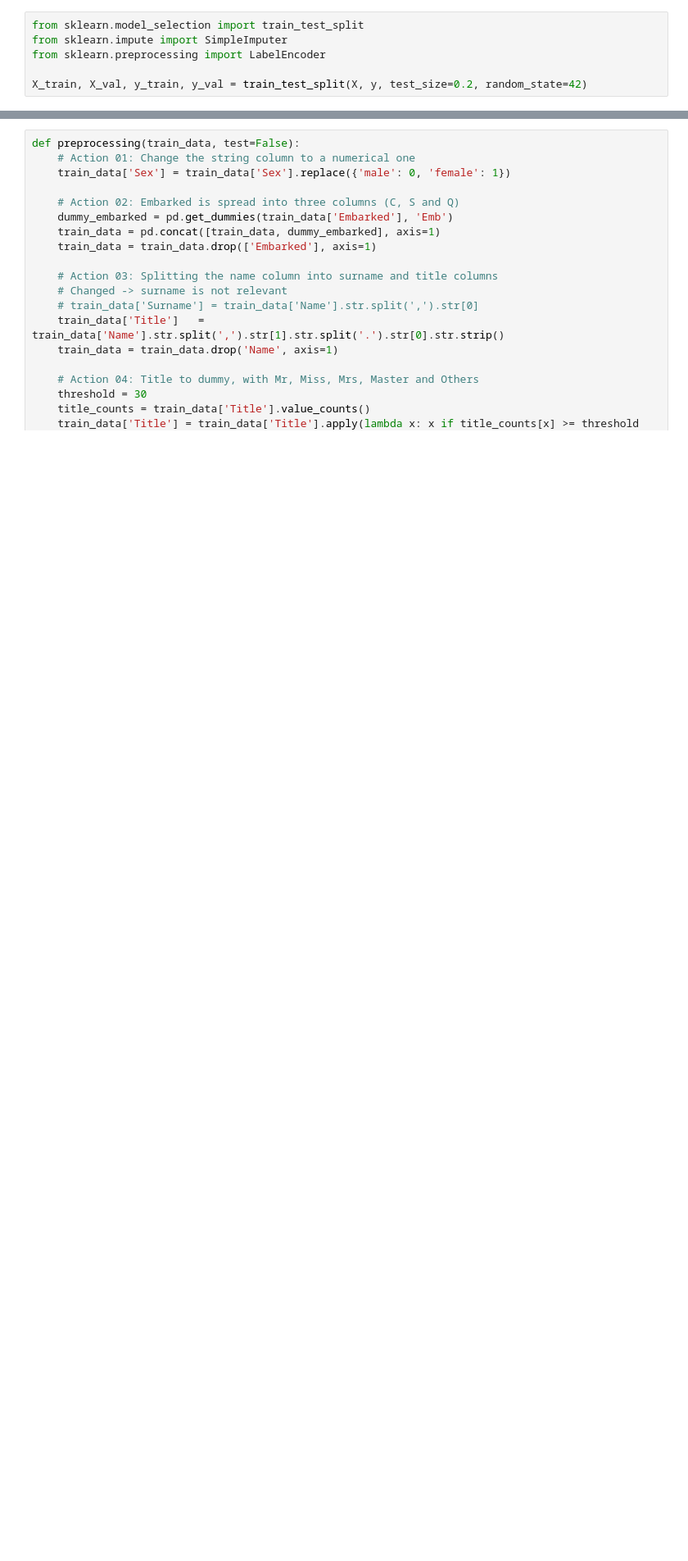
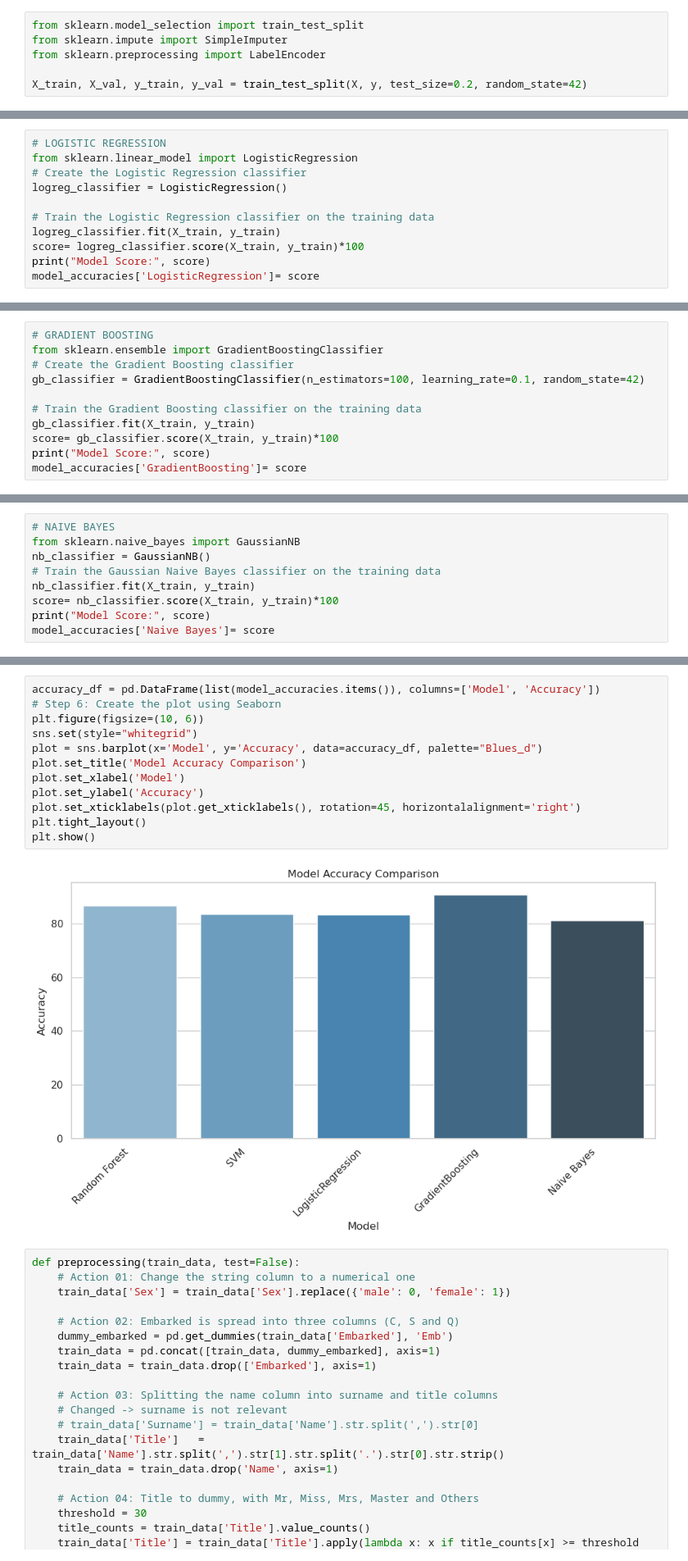
Before and after one commit to felipedepauli/challenges, a Jupyter notebook: 01_titanic/program.ipynb, the cells around one changed output, grey strips where cells are left out. Shown at 82% size. Drawn from its saved outputs; the diff is of its cells as text; blank space fills up the shorter version.

```diff
--- a/01_titanic/program.ipynb
+++ b/01_titanic/program.ipynb
@@ -312,0 +360,11 @@ Support Vector Classifier: 0.6703910614525139
+# %%
+# LOGISTIC REGRESSION
+from sklearn.linear_model import LogisticRegression
+# Create the Logistic Regression classifier
+logreg_classifier = LogisticRegression()
+
+# Train the Logistic Regression classifier on the training data
+logreg_classifier.fit(X_train, y_train)
+score= logreg_classifier.score(X_train, y_train)*100
+print("Model Score:", score)
+model_accuracies['LogisticRegression']= score
@@ -312,0 +373,11 @@ Support Vector Classifier: 0.6703910614525139
+# %%
+# GRADIENT BOOSTING
+from sklearn.ensemble import GradientBoostingClassifier
+# Create the Gradient Boosting classifier
+gb_classifier = GradientBoostingClassifier(n_estimators=100, learning_rate=0.1, random_state=42)
+
+# Train the Gradient Boosting classifier on the training data
+gb_classifier.fit(X_train, y_train)
+score= gb_classifier.score(X_train, y_train)*100
+print("Model Score:", score)
+model_accuracies['GradientBoosting']= score
@@ -312,0 +386,9 @@ Support Vector Classifier: 0.6703910614525139
+# %%
+# NAIVE BAYES
+from sklearn.naive_bayes import GaussianNB
+nb_classifier = GaussianNB()
+# Train the Gaussian Naive Bayes classifier on the training data
+nb_classifier.fit(X_train, y_train)
+score= nb_classifier.score(X_train, y_train)*100
+print("Model Score:", score)
+model_accuracies['Naive Bayes']= score
@@ -313,3 +397,17 @@ Support Vector Classifier: 0.6703910614525139
+# %%
+accuracy_df = pd.DataFrame(list(model_accuracies.items()), columns=['Model', 'Accuracy'])
+# Step 6: Create the plot using Seaborn
+plt.figure(figsize=(10, 6))
+sns.set(style="whitegrid")
+plot = sns.barplot(x='Model', y='Accuracy', data=accuracy_df, palette="Blues_d")
+plot.set_title('Model Accuracy Comparison')
+plot.set_xlabel('Model')
+plot.set_ylabel('Accuracy')
+plot.set_xticklabels(plot.get_xticklabels(), rotation=45, horizontalalignment='right')
+plt.tight_layout()
+plt.show()
+# %% [output]
+[figure, added]
 # %%
 def preprocessing(train_data, test=False):
     # Action 01: Change the string column to a numerical one
```
Also changed, not shown: parts of 20 cells of this notebook, 1 other file.
